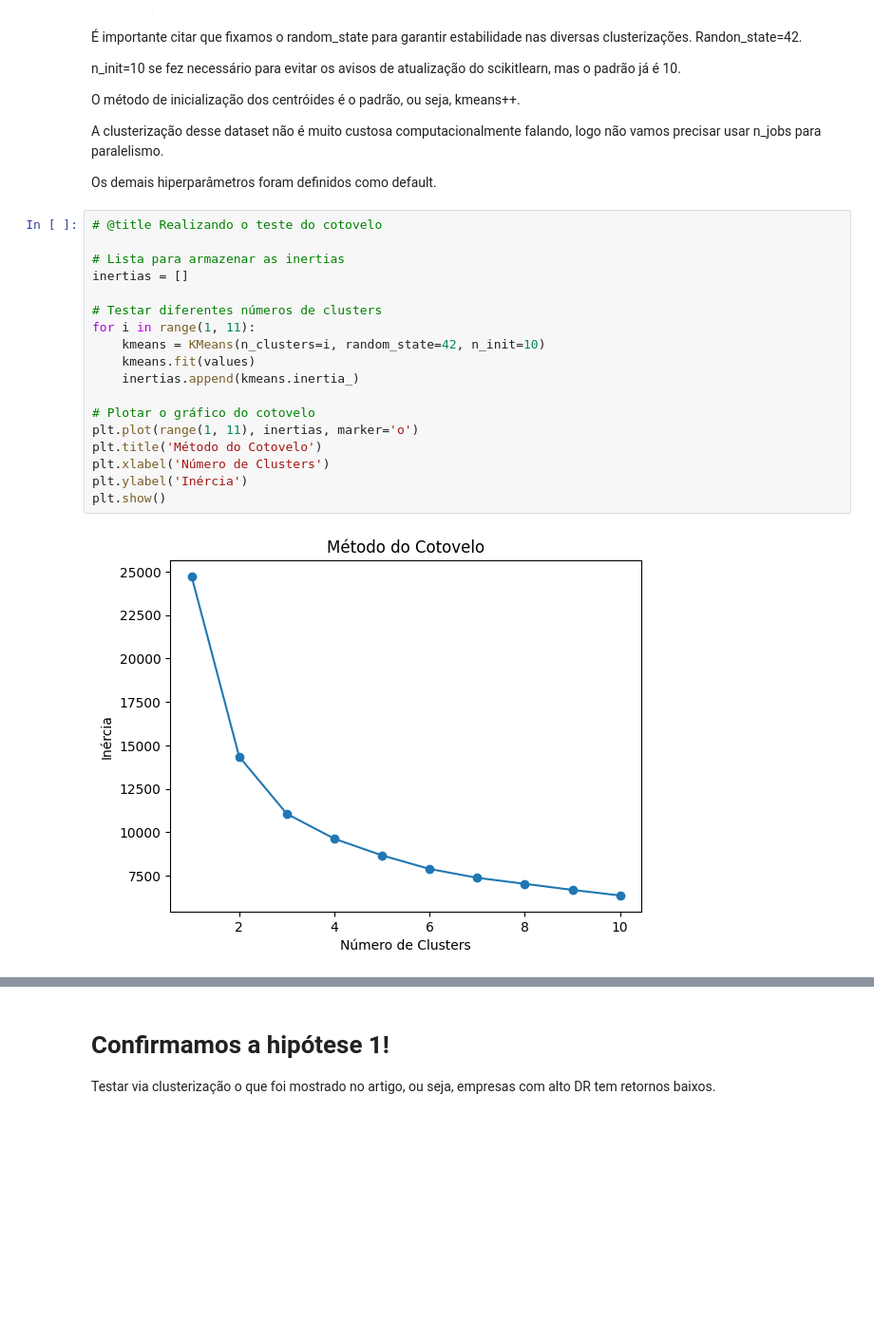
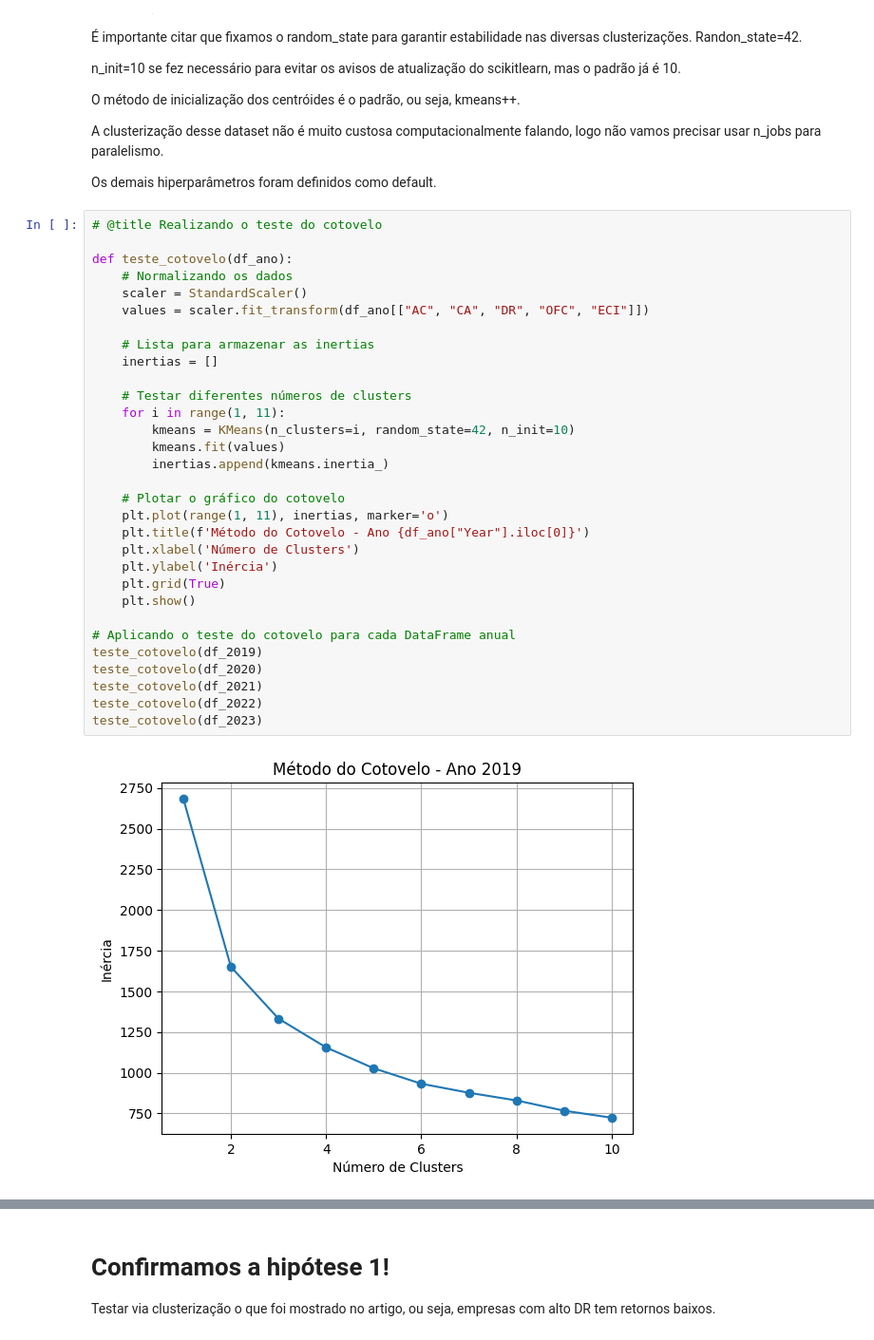
Before and after one commit to Yurovskyy/TPF, a Jupyter notebook: trabalhofinal.ipynb, the cells around one changed output, grey strips where cells are left out. Shown at 95% size. Drawn from its saved outputs; the diff is of its cells as text; blank space fills up the shorter version.

```diff
--- a/trabalhofinal.ipynb
+++ b/trabalhofinal.ipynb
@@ -365,20 +367,33 @@ Os demais hiperparâmetros foram definidos como default.
 # %%
 # @title Realizando o teste do cotovelo
 
-# Lista para armazenar as inertias
-inertias = []
+def teste_cotovelo(df_ano):
+    # Normalizando os dados
+    scaler = StandardScaler()
+    values = scaler.fit_transform(df_ano[["AC", "CA", "DR", "OFC", "ECI"]])
 
-# Testar diferentes números de clusters
-for i in range(1, 11):
-    kmeans = KMeans(n_clusters=i, random_state=42, n_init=10)
-    kmeans.fit(values)
-    inertias.append(kmeans.inertia_)
+    # Lista para armazenar as inertias
+    inertias = []
 
-# Plotar o gráfico do cotovelo
-plt.plot(range(1, 11), inertias, marker='o')
-plt.title('Método do Cotovelo')
-plt.xlabel('Número de Clusters')
-plt.ylabel('Inércia')
-plt.show()
+    # Testar diferentes números de clusters
+    for i in range(1, 11):
+        kmeans = KMeans(n_clusters=i, random_state=42, n_init=10)
+        kmeans.fit(values)
+        inertias.append(kmeans.inertia_)
+
+    # Plotar o gráfico do cotovelo
+    plt.plot(range(1, 11), inertias, marker='o')
+    plt.title(f'Método do Cotovelo - Ano {df_ano["Year"].iloc[0]}')
+    plt.xlabel('Número de Clusters')
+    plt.ylabel('Inércia')
+    plt.grid(True)
+    plt.show()
+
+# Aplicando o teste do cotovelo para cada DataFrame anual
+teste_cotovelo(df_2019)
+teste_cotovelo(df_2020)
+teste_cotovelo(df_2021)
+teste_cotovelo(df_2022)
+teste_cotovelo(df_2023)
 # %% [output]
-[figure, old version]
+[figure, new version]
```
Also changed, not shown: parts of 5 cells of this notebook.
